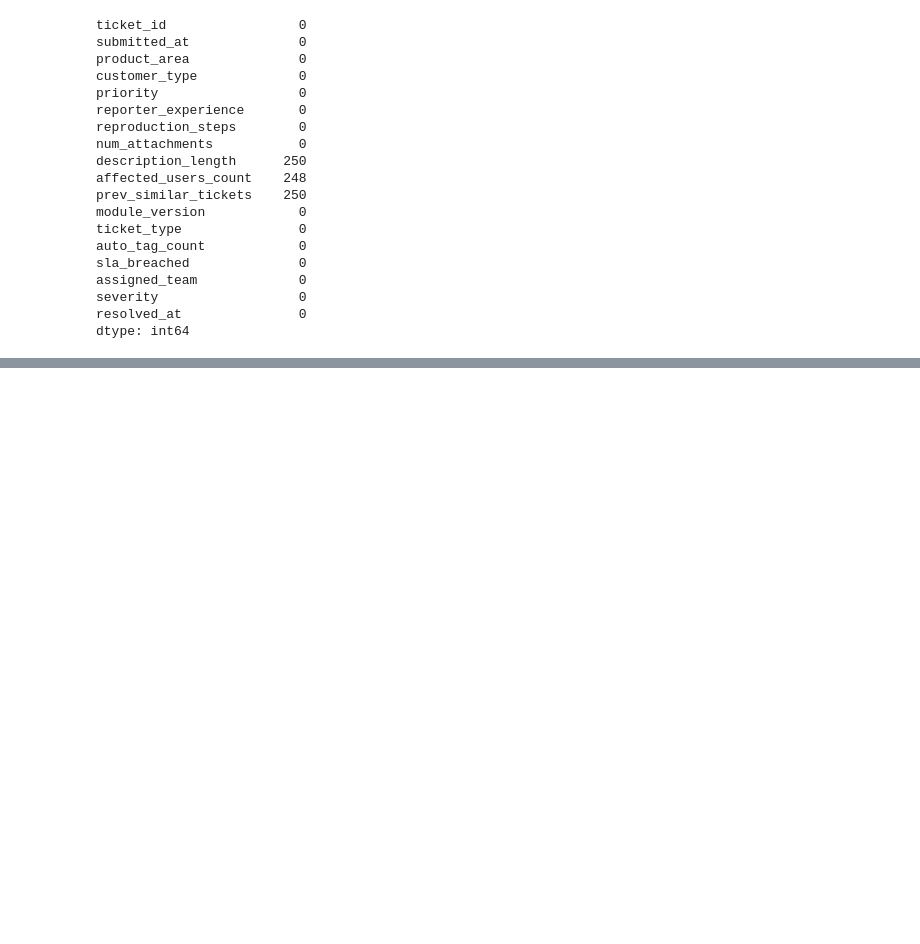
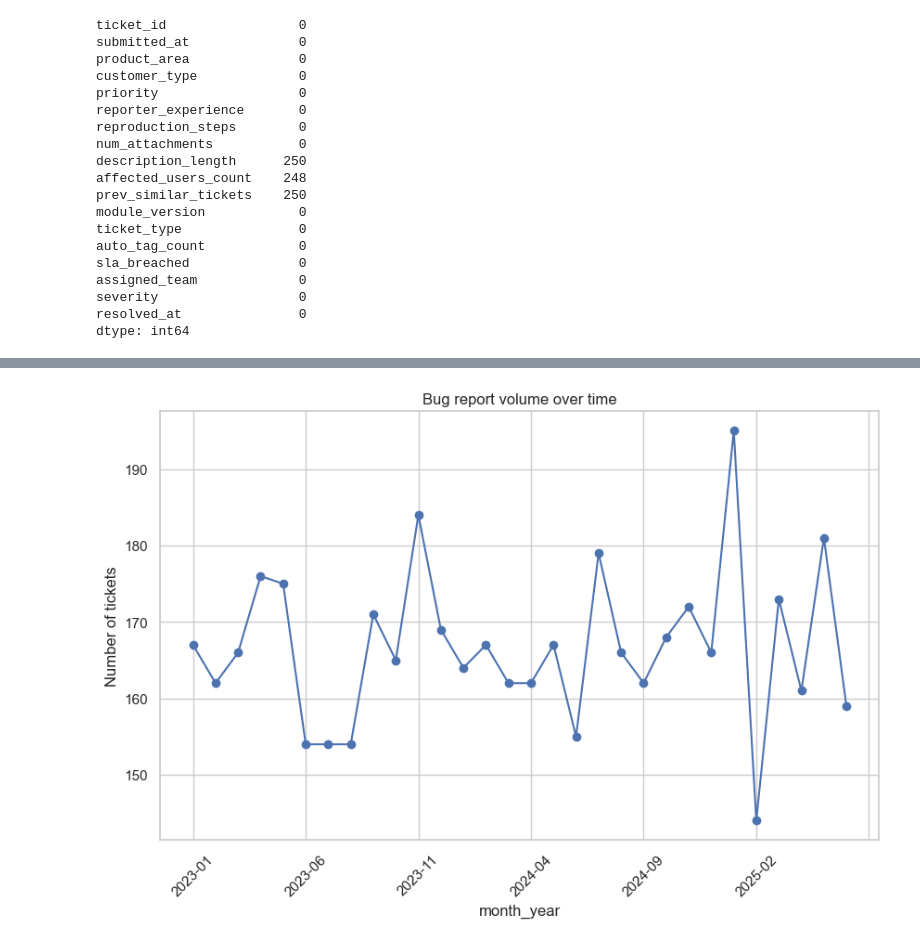
Before and after one commit to getrudeHarriet/Bug-Severity-ML-Project, a Jupyter notebook: notebook/CleaningandEDA.ipynb, the cells around one changed output, grey strips where cells are left out. Saved outputs shown, nothing was run; the diff lists cells and outputs as text; code cells hidden in the pictures; blank space fills up the shorter version.

```diff
--- a/notebook/CleaningandEDA.ipynb
+++ b/notebook/CleaningandEDA.ipynb
@@ -73,0 +157,10 @@ df['prev_similar_tickets']=df['prev_similar_tickets'].fillna(0)
+# %%
+# Visualizing gug report volume over time
+plt.figure(figsize=(10,6))
+df.groupby('month_year').size().plot(kind='line',marker='o')
+plt.title('Bug report volume over time')
+plt.xticks(rotation=45)
+plt.ylabel('Number of tickets')
+plt.show()
+# %% [output]
+[figure, added]
```
Also changed, not shown: parts of 21 cells of this notebook.
